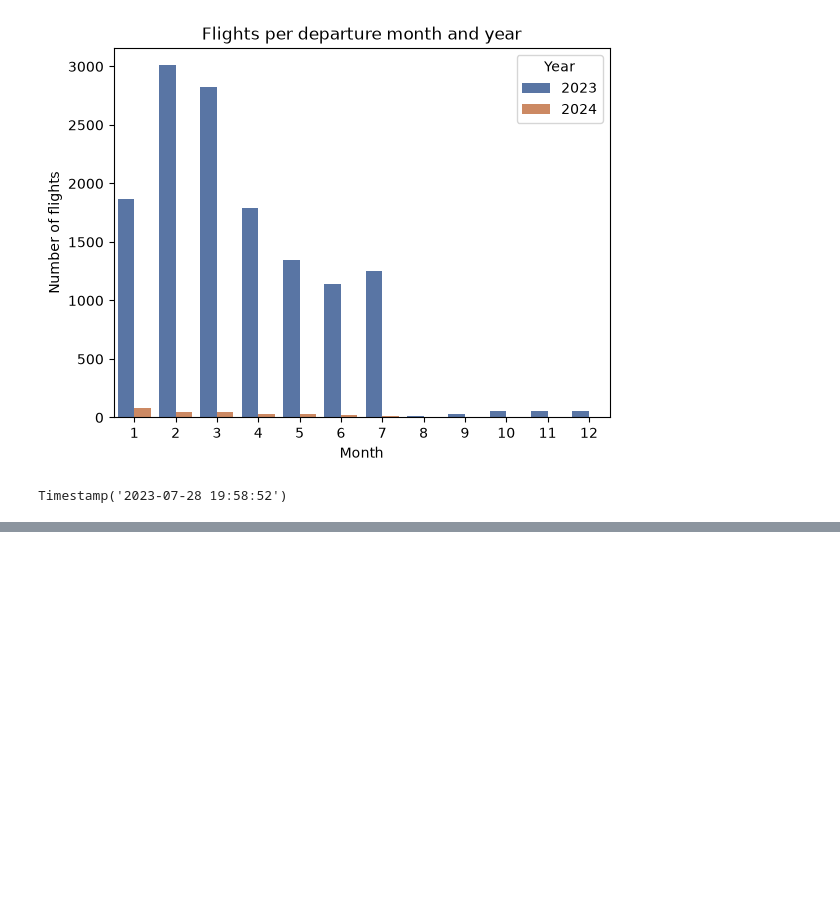
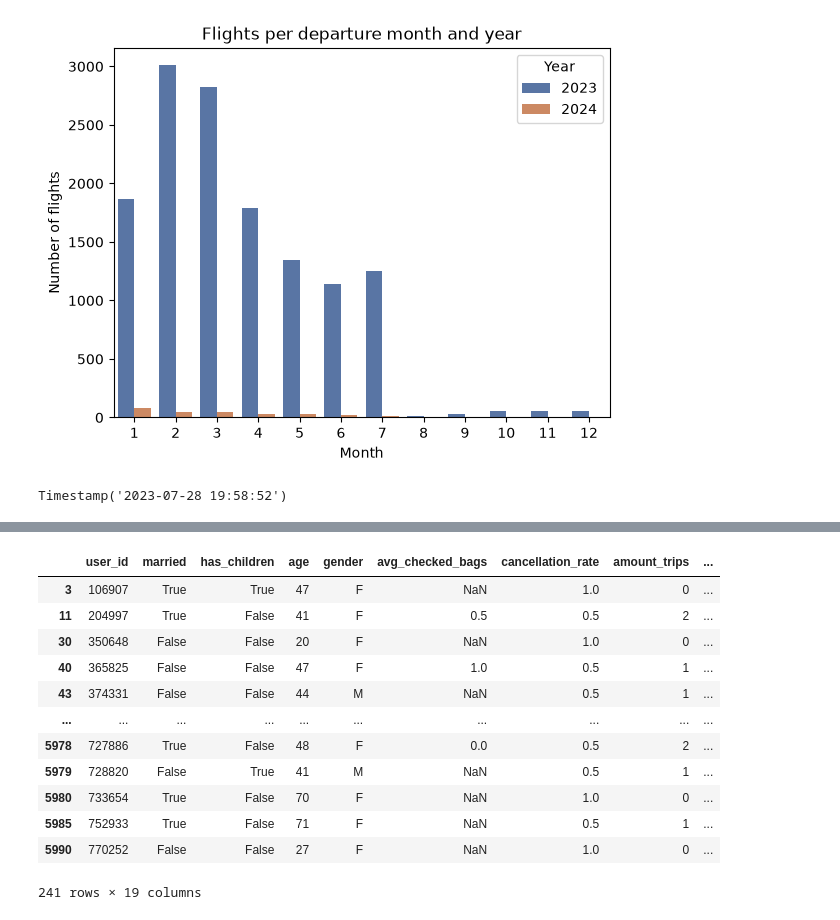
Before and after one commit to anuarsantoyo/TravelTideOct26, a Jupyter notebook: notebooks/user_features_EDA.ipynb, the cells around one changed output, grey strips where cells are left out. Saved outputs shown, nothing was run; the diff lists cells and outputs as text; code cells hidden in the pictures; blank space fills up the shorter version.

```diff
--- a/notebooks/user_features_EDA.ipynb
+++ b/notebooks/user_features_EDA.ipynb
@@ -75,0 +116,16 @@ Timestamp('2023-07-28 19:58:52')
+# %%
+user_features[user_features["cancellation_rate"] >= 0.5] # group
+# %% [output]
+|  | user_id | married | has_children | age | gender | avg_checked_bags | cancellation_rate | amount_trips | ... |
+| 3 | 106907 | True | True | 47 | F | NaN | 1.0 | 0 | ... |
+| 11 | 204997 | True | False | 41 | F | 0.5 | 0.5 | 2 | ... |
+| 30 | 350648 | False | False | 20 | F | NaN | 1.0 | 0 | ... |
+| 40 | 365825 | False | False | 47 | F | 1.0 | 0.5 | 1 | ... |
+| 43 | 374331 | False | False | 44 | M | NaN | 0.5 | 1 | ... |
+| ... | ... | ... | ... | ... | ... | ... | ... | ... | ... |
+| 5978 | 727886 | True | False | 48 | F | 0.0 | 0.5 | 2 | ... |
+| 5979 | 728820 | False | True | 41 | M | NaN | 0.5 | 1 | ... |
+| 5980 | 733654 | True | False | 70 | F | NaN | 1.0 | 0 | ... |
+| 5985 | 752933 | True | False | 71 | F | NaN | 0.5 | 1 | ... |
+| 5990 | 770252 | False | False | 27 | F | NaN | 1.0 | 0 | ... |
+241 rows × 19 columns
```
Also changed, not shown: parts of 25 cells of this notebook.
